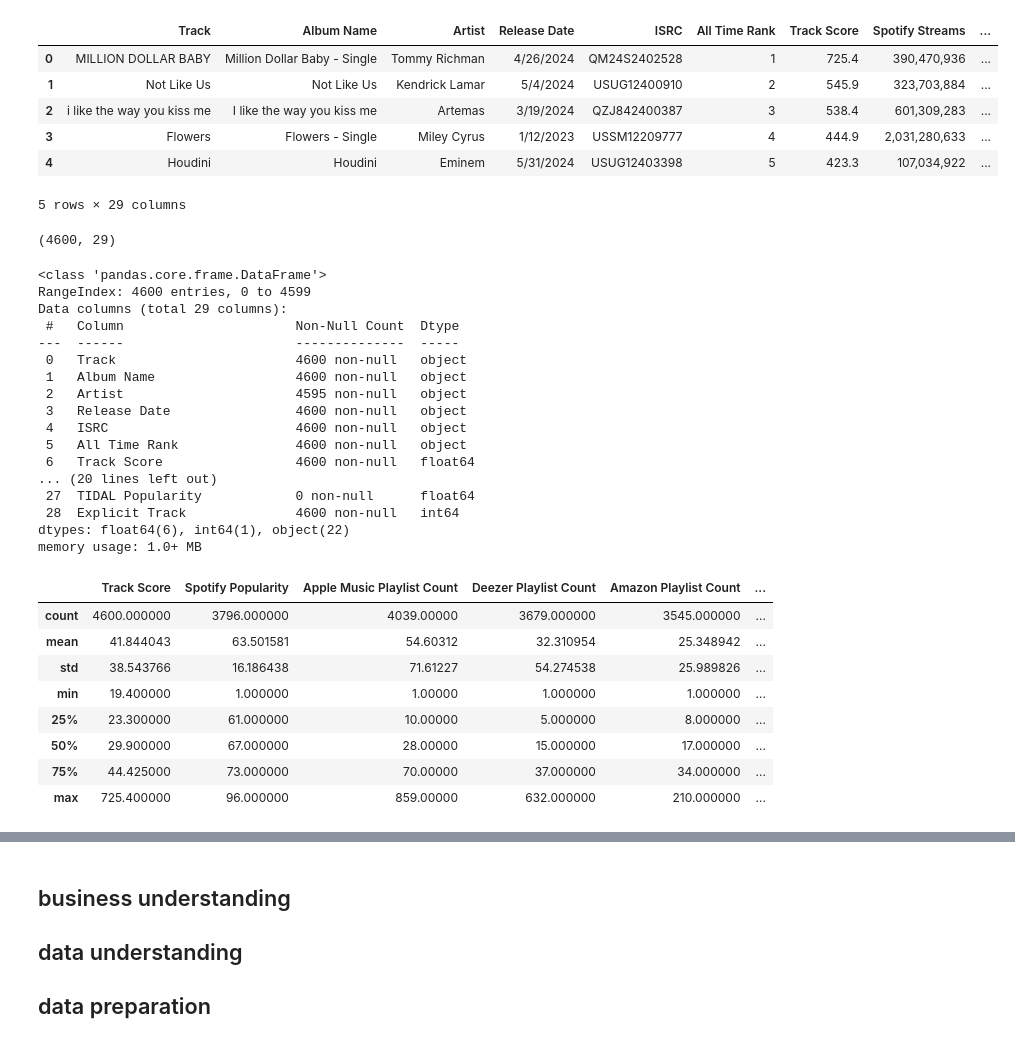
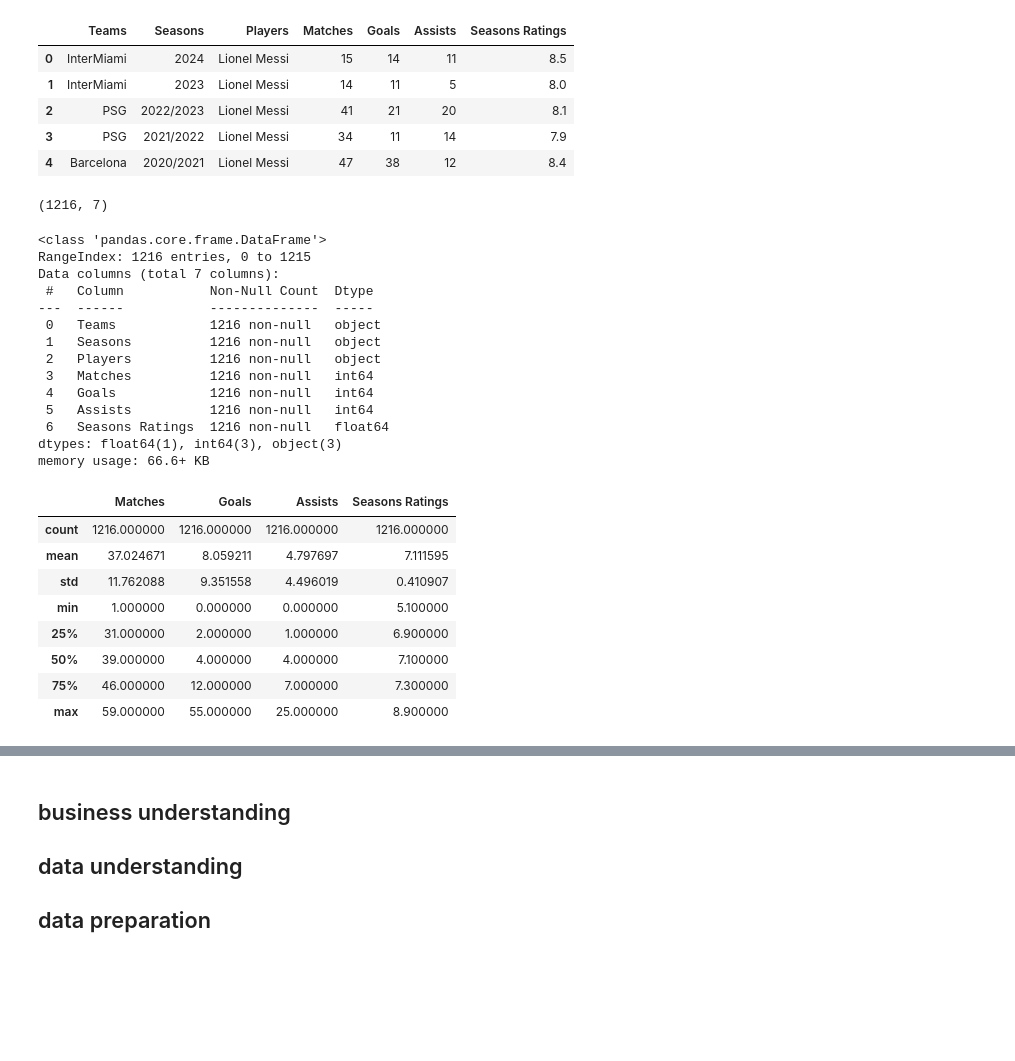
Before and after one commit to 337ubaid/dicoding-ml-terapan, a Jupyter notebook: project1/project1.ipynb, the cells around one changed output, grey strips where cells are left out. Cells and saved outputs as stored; diff of their text form; code cells hidden in the pictures; blank space fills up the shorter version.

```diff
--- a/project1/project1.ipynb
+++ b/project1/project1.ipynb
@@ -4,55 +4,51 @@ import pandas as pd
 import seaborn as sns
 import matplotlib.pyplot as plt
 # %%
-df = pd.read_csv('song.csv', encoding="ISO-8859-1")
+df = pd.read_csv('football.csv')
 df.head()
 # %% [output]
-|  | Track | Album Name | Artist | Release Date | ISRC | All Time Rank | Track Score | Spotify Streams | ... |
-| 0 | MILLION DOLLAR BABY | Million Dollar Baby - Single | Tommy Richman | 4/26/2024 | QM24S2402528 | 1 | 725.4 | 390,470,936 | ... |
-| 1 | Not Like Us | Not Like Us | Kendrick Lamar | 5/4/2024 | USUG12400910 | 2 | 545.9 | 323,703,884 | ... |
-| 2 | i like the way you kiss me | I like the way you kiss me | Artemas | 3/19/2024 | QZJ842400387 | 3 | 538.4 | 601,309,283 | ... |
-| 3 | Flowers | Flowers - Single | Miley Cyrus | 1/12/2023 | USSM12209777 | 4 | 444.9 | 2,031,280,633 | ... |
-| 4 | Houdini | Houdini | Eminem | 5/31/2024 | USUG12403398 | 5 | 423.3 | 107,034,922 | ... |
+|  | Teams | Seasons | Players | Matches | Goals | Assists | Seasons Ratings |
+| 0 | InterMiami | 2024 | Lionel Messi | 15 | 14 | 11 | 8.5 |
+| 1 | InterMiami | 2023 | Lionel Messi | 14 | 11 | 5 | 8.0 |
+| 2 | PSG | 2022/2023 | Lionel Messi | 41 | 21 | 20 | 8.1 |
+| 3 | PSG | 2021/2022 | Lionel Messi | 34 | 11 | 14 | 7.9 |
+| 4 | Barcelona | 2020/2021 | Lionel Messi | 47 | 38 | 12 | 8.4 |
-5 rows × 29 columns
 # %%
 # shape
 df.shape
 # %% [output]
-(4600, 29)
+(1216, 7)
 # %%
 # info
 df.info()
 # %% [output]
 <class 'pandas.core.frame.DataFrame'>
-RangeIndex: 4600 entries, 0 to 4599
-Data columns (total 29 columns):
- #   Column                      Non-Null Count  Dtype
----  ------                      --------------  -----
- 0   Track                       4600 non-null   object
- 1   Album Name                  4600 non-null   object
- 2   Artist                      4595 non-null   object
- 3   Release Date                4600 non-null   object
- 4   ISRC                        4600 non-null   object
- 5   All Time Rank               4600 non-null   object
- 6   Track Score                 4600 non-null   float64
-... (20 lines left out)
- 27  TIDAL Popularity            0 non-null      float64
- 28  Explicit Track              4600 non-null   int64
-dtypes: float64(6), int64(1), object(22)
-memory usage: 1.0+ MB
+RangeIndex: 1216 entries, 0 to 1215
+Data columns (total 7 columns):
+ #   Column           Non-Null Count  Dtype
+---  ------           --------------  -----
+ 0   Teams            1216 non-null   object
+ 1   Seasons          1216 non-null   object
+ 2   Players          1216 non-null   object
+ 3   Matches          1216 non-null   int64
+ 4   Goals            1216 non-null   int64
+ 5   Assists          1216 non-null   int64
+ 6   Seasons Ratings  1216 non-null   float64
+dtypes: float64(1), int64(3), object(3)
+memory usage: 66.6+ KB
 # %%
 # describe
 df.describe()
 # %% [output]
-|  | Track Score | Spotify Popularity | Apple Music Playlist Count | Deezer Playlist Count | Amazon Playlist Count | ... |
-| count | 4600.000000 | 3796.000000 | 4039.00000 | 3679.000000 | 3545.000000 | ... |
-| mean | 41.844043 | 63.501581 | 54.60312 | 32.310954 | 25.348942 | ... |
-| std | 38.543766 | 16.186438 | 71.61227 | 54.274538 | 25.989826 | ... |
-| min | 19.400000 | 1.000000 | 1.00000 | 1.000000 | 1.000000 | ... |
-| 25% | 23.300000 | 61.000000 | 10.00000 | 5.000000 | 8.000000 | ... |
-| 50% | 29.900000 | 67.000000 | 28.00000 | 15.000000 | 17.000000 | ... |
-| 75% | 44.425000 | 73.000000 | 70.00000 | 37.000000 | 34.000000 | ... |
-| max | 725.400000 | 96.000000 | 859.00000 | 632.000000 | 210.000000 | ... |
+|  | Matches | Goals | Assists | Seasons Ratings |
+| count | 1216.000000 | 1216.000000 | 1216.000000 | 1216.000000 |
+| mean | 37.024671 | 8.059211 | 4.797697 | 7.111595 |
+| std | 11.762088 | 9.351558 | 4.496019 | 0.410907 |
+| min | 1.000000 | 0.000000 | 0.000000 | 5.100000 |
+| 25% | 31.000000 | 2.000000 | 1.000000 | 6.900000 |
+| 50% | 39.000000 | 4.000000 | 4.000000 | 7.100000 |
+| 75% | 46.000000 | 12.000000 | 7.000000 | 7.300000 |
+| max | 59.000000 | 55.000000 | 25.000000 | 8.900000 |
 # %%
 # outliers
 # %%
```
Also changed, not shown: parts of 5 cells of this notebook, 1 other file.
